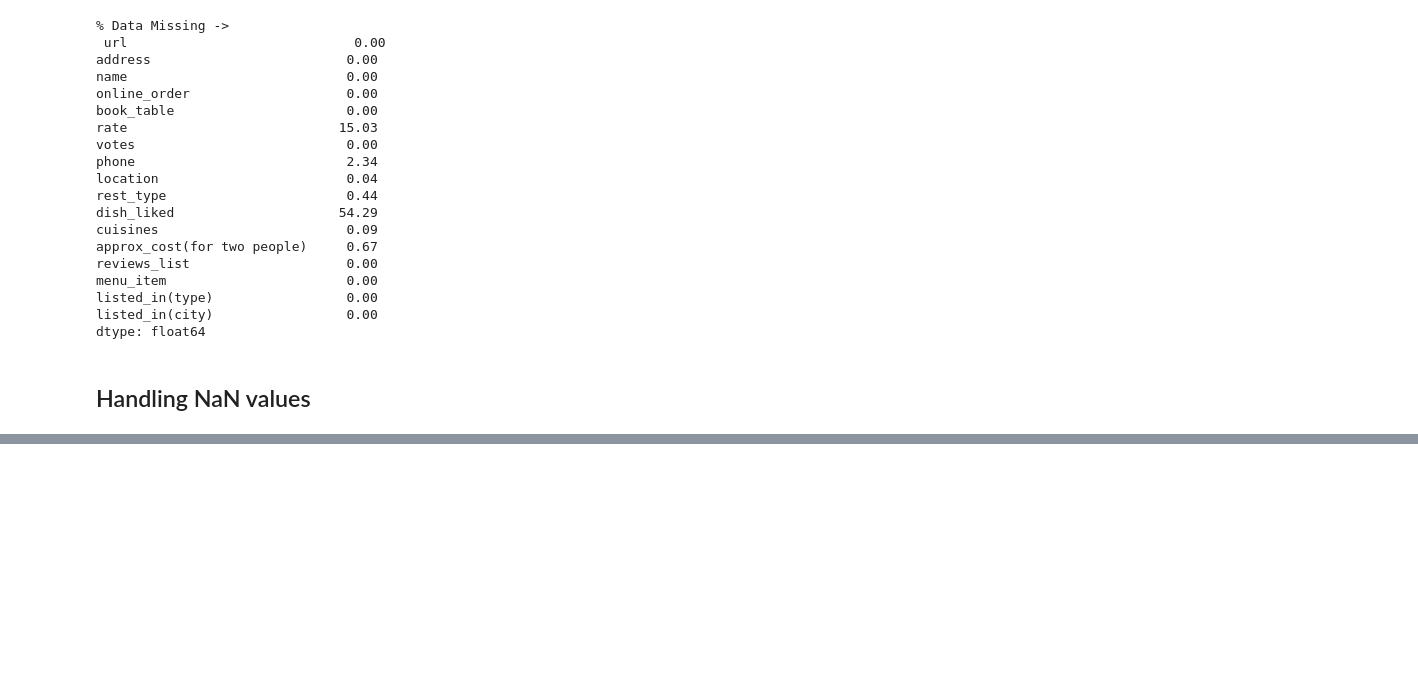
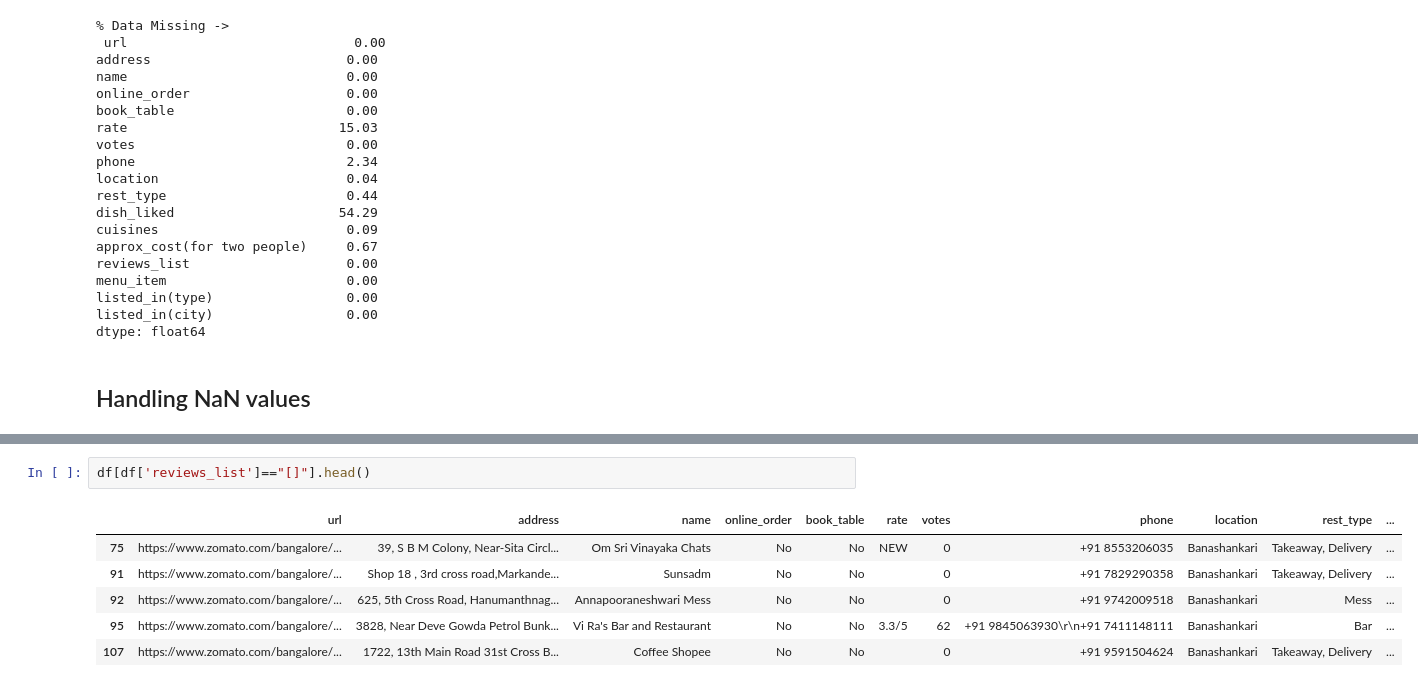
Before and after one commit to bhavbooks/Zomato-Restaurants-Rating-Prediction-, a Jupyter notebook: main.ipynb, the cells around one changed output, grey strips where cells are left out. Drawn from its saved outputs; the diff is of its cells as text; blank space fills up the shorter version.

```diff
--- a/main.ipynb
+++ b/main.ipynb
@@ -149,0 +410,9 @@ df[rate]
+# %%
+df[df['reviews_list']=="[]"].head()
+# %% [output]
+|  | url | address | name | online_order | book_table | rate | votes | phone | location | rest_type | ... |
+| 75 | https://www.zomato.com/bangalore/... | 39, S B M Colony, Near-Sita Circl... | Om Sri Vinayaka Chats | No | No | NEW | 0 | +91 8553206035 | Banashankari | Takeaway, Delivery | ... |
+| 91 | https://www.zomato.com/bangalore/... | Shop 18 , 3rd cross road,Markande... | Sunsadm | No | No |  | 0 | +91 7829290358 | Banashankari | Takeaway, Delivery | ... |
+| 92 | https://www.zomato.com/bangalore/... | 625, 5th Cross Road, Hanumanthnag... | Annapooraneshwari Mess | No | No |  | 0 | +91 9742009518 | Banashankari | Mess | ... |
+| 95 | https://www.zomato.com/bangalore/... | 3828, Near Deve Gowda Petrol Bunk... | Vi Ra's Bar and Restaurant | No | No | 3.3/5 | 62 | +91 9845063930\r\n+91 7411148111 | Banashankari | Bar | ... |
+| 107 | https://www.zomato.com/bangalore/... | 1722, 13th Main Road 31st Cross B... | Coffee Shopee | No | No |  | 0 | +91 9591504624 | Banashankari | Takeaway, Delivery | ... |
```
Also changed, not shown: parts of 34 cells of this notebook.
